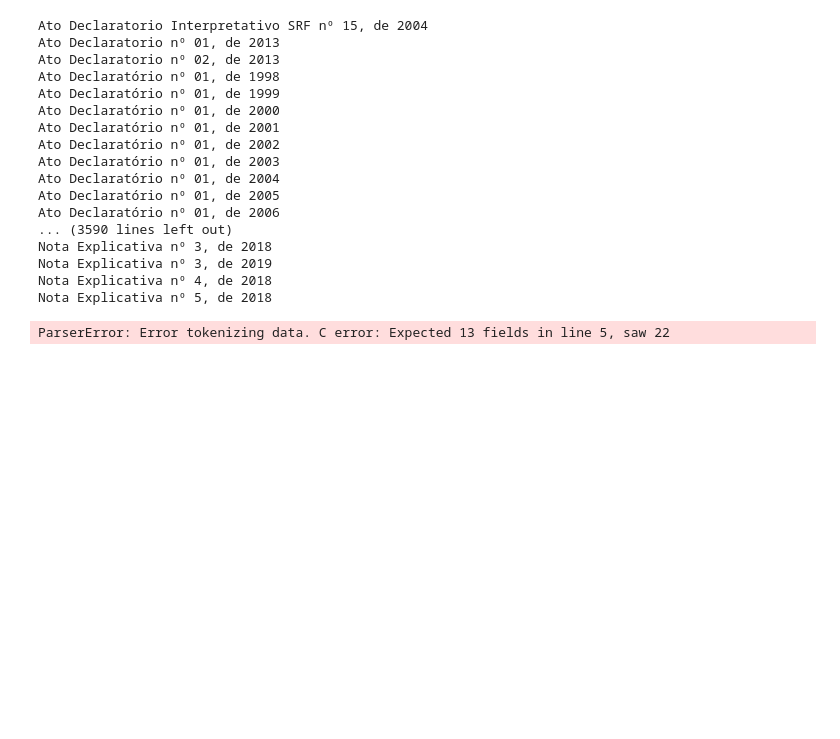
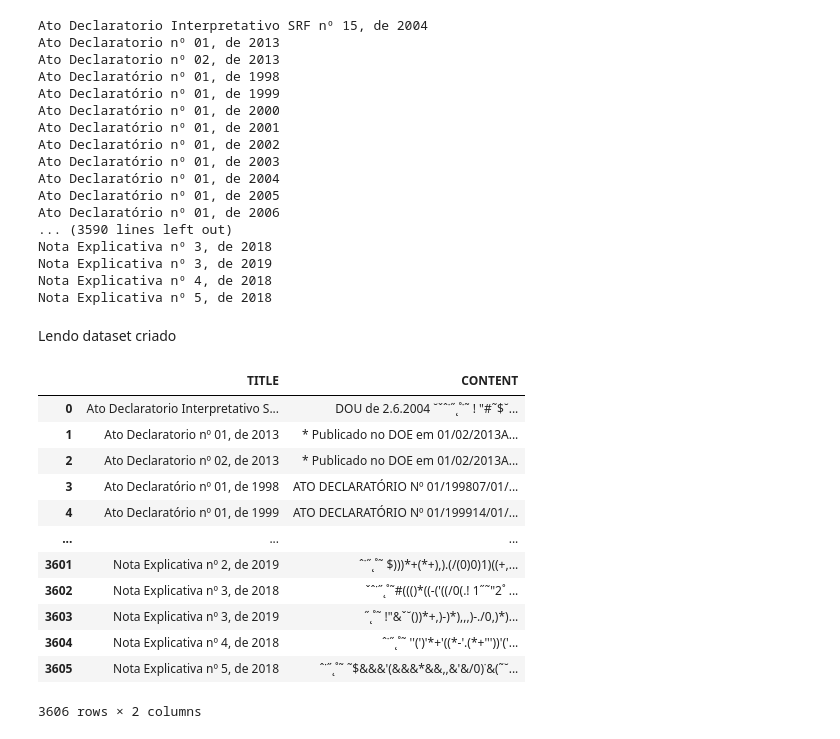
Before and after one commit to romulofff/datascience_trabalho_sefaz, a Jupyter notebook: sefaz_analysis.ipynb, the cells around one changed output. Cells and saved outputs as stored; diff of their text form; code cells hidden in the pictures; blank space fills up the shorter version.

Commit message:
Incluindo primeira versão do dataset organizado em csv. Novas operações no Notebook de análise

```diff
--- a/sefaz_analysis.ipynb
+++ b/sefaz_analysis.ipynb
@@ -76,10 +88,24 @@ Nota Explicativa nº 4, de 2018
 Nota Explicativa nº 5, de 2018
 # %%
 csvFile.close()
+# %% [markdown]
+Lendo dataset criado
 # %%
-dataset = pd.read_csv('dataset.csv')
+dataset = pd.read_csv('dataset.csv', error_bad_lines=False, engine='python', encoding='utf-8')
-# %% [output]
-ParserError: Error tokenizing data. C error: Expected 13 fields in line 5, saw 22
 # %%
-dataset.head()
+dataset
+# %% [output]
+|  | TITLE | CONTENT |
+| 0 | Ato Declaratorio Interpretativo S... | DOU de 2.6.2004 ˘ˇˆ˙˝˛˚˙˜ ! "#˜$˘... |
+| 1 | Ato Declaratorio nº 01, de 2013 | * Publicado no DOE em 01/02/2013A... |
+| 2 | Ato Declaratorio nº 02, de 2013 | * Publicado no DOE em 01/02/2013A... |
+| 3 | Ato Declaratório nº 01, de 1998 | ATO DECLARATÓRIO Nº 01/199807/01/... |
+| 4 | Ato Declaratório nº 01, de 1999 | ATO DECLARATÓRIO Nº 01/199914/01/... |
+| ... | ... | ... |
+| 3601 | Nota Explicativa nº 2, de 2019 | ˆ˙˝˛˚˜ $)))*+(*+),).(/(0)0)1)((+,... |
+| 3602 | Nota Explicativa nº 3, de 2018 | ˇˆ˙˝˛˚˜#((()*((-('((/0(.! 1˝˜"2˚ ... |
+| 3603 | Nota Explicativa nº 3, de 2019 | ˝˛˚˜ !"&ˇ˘())*+,)-)*),,,)-./0,)*)... |
+| 3604 | Nota Explicativa nº 4, de 2018 | ˆ˙˝˛˚˜ ''(')'*+'((*-'.(*+'''))'('... |
+| 3605 | Nota Explicativa nº 5, de 2018 | ˆ˙˝˛˚˜ ˜$&&&'(&&&*&&,,&'&/0)˙&(˜˘... |
+3606 rows × 2 columns
 # %%
```
Also changed, not shown: parts of 7 cells of this notebook, 1 other file.
